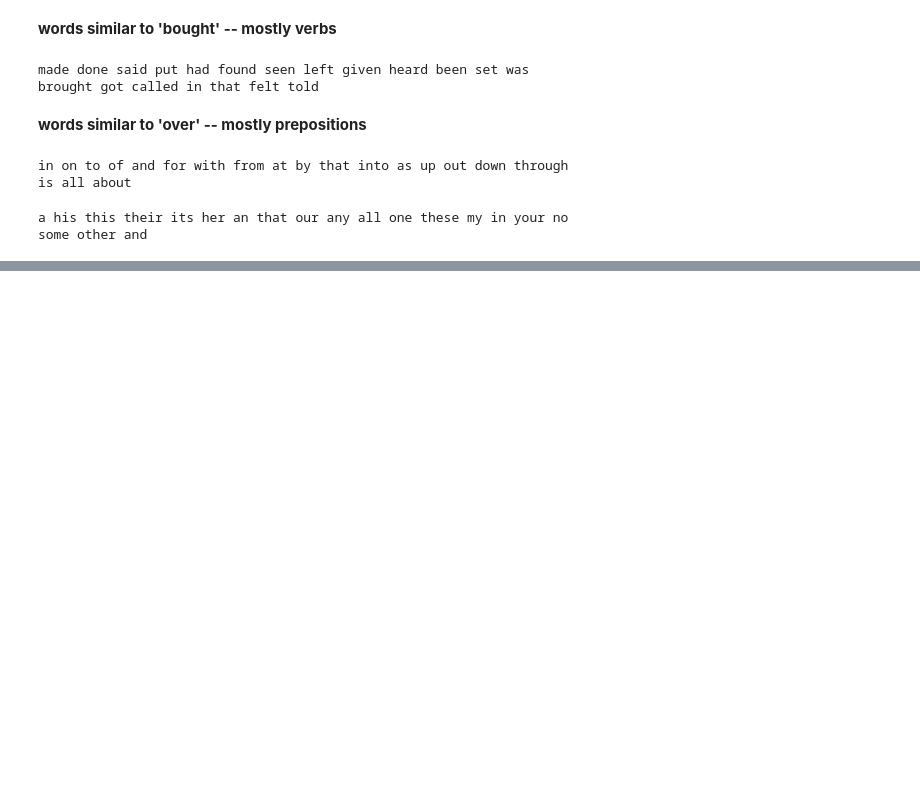
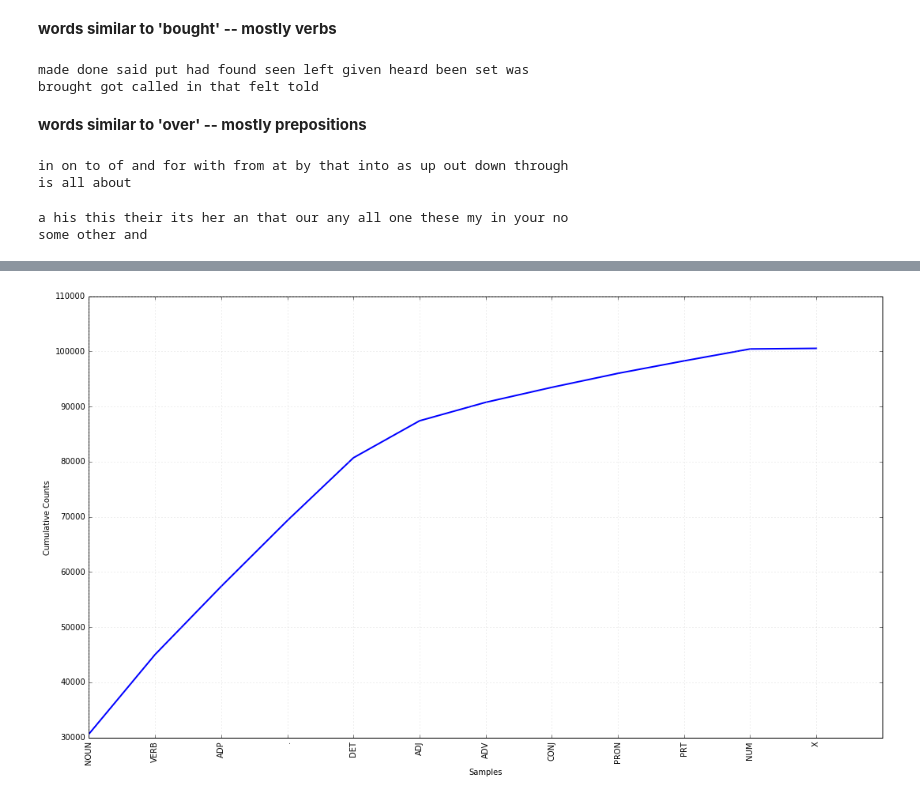
Before and after one commit to sandipchatterjee/nltk_book_notes, a Jupyter notebook: 05_categorizing_and_tagging_words.ipynb, the cells around one changed output, grey strips where cells are left out. Saved outputs shown, nothing was run; the diff lists cells and outputs as text; code cells hidden in the pictures; blank space fills up the shorter version.

```diff
--- a/05_categorizing_and_tagging_words.ipynb
+++ b/05_categorizing_and_tagging_words.ipynb
@@ -107,0 +207,5 @@ some other and
+# %%
+brn = nltk.corpus.brown
+brown_news_tagged = brn.tagged_words(categories='news', tagset='universal')
+tag_fd = nltk.FreqDist(tag for (word, tag) in brown_news_tagged)
+tag_fd.most_common()
@@ -107,0 +225,5 @@ some other and
+# %%
+plot = plt.figure(figsize=(18,10))
+tag_fd.plot(cumulative=True)
+# %% [output]
+[figure, added]
```
Also changed, not shown: parts of 51 cells of this notebook.
